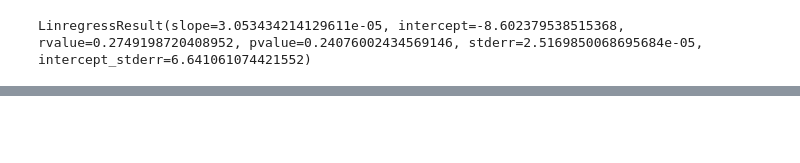
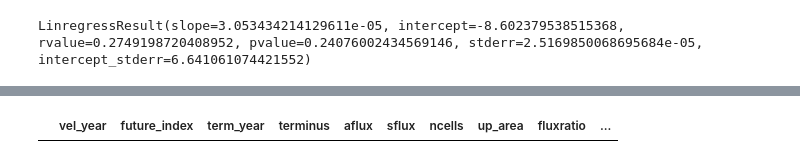
Before and after one commit to pism/pism-greenland, a Jupyter notebook: data_sets/velocities/Slater.ipynb, the cells around one changed output, grey strips where cells are left out. Drawn from its saved outputs; the diff is of its cells as text; code cells hidden in the pictures; blank space fills up the shorter version.

```diff
--- a/data_sets/velocities/Slater.ipynb
+++ b/data_sets/velocities/Slater.ipynb
@@ -543,0 +564,4 @@ LinregressResult(slope=3.053434214129611e-05, intercept=-8.602379538515368, rval
+# %%
+velterm_df[velterm_df.aflux < 0]
+# %% [output]
+|  | vel_year | future_index | term_year | terminus | aflux | sflux | ncells | up_area | fluxratio | ... |
```
Also changed, not shown: parts of 1 cell of this notebook, 5 other files.
